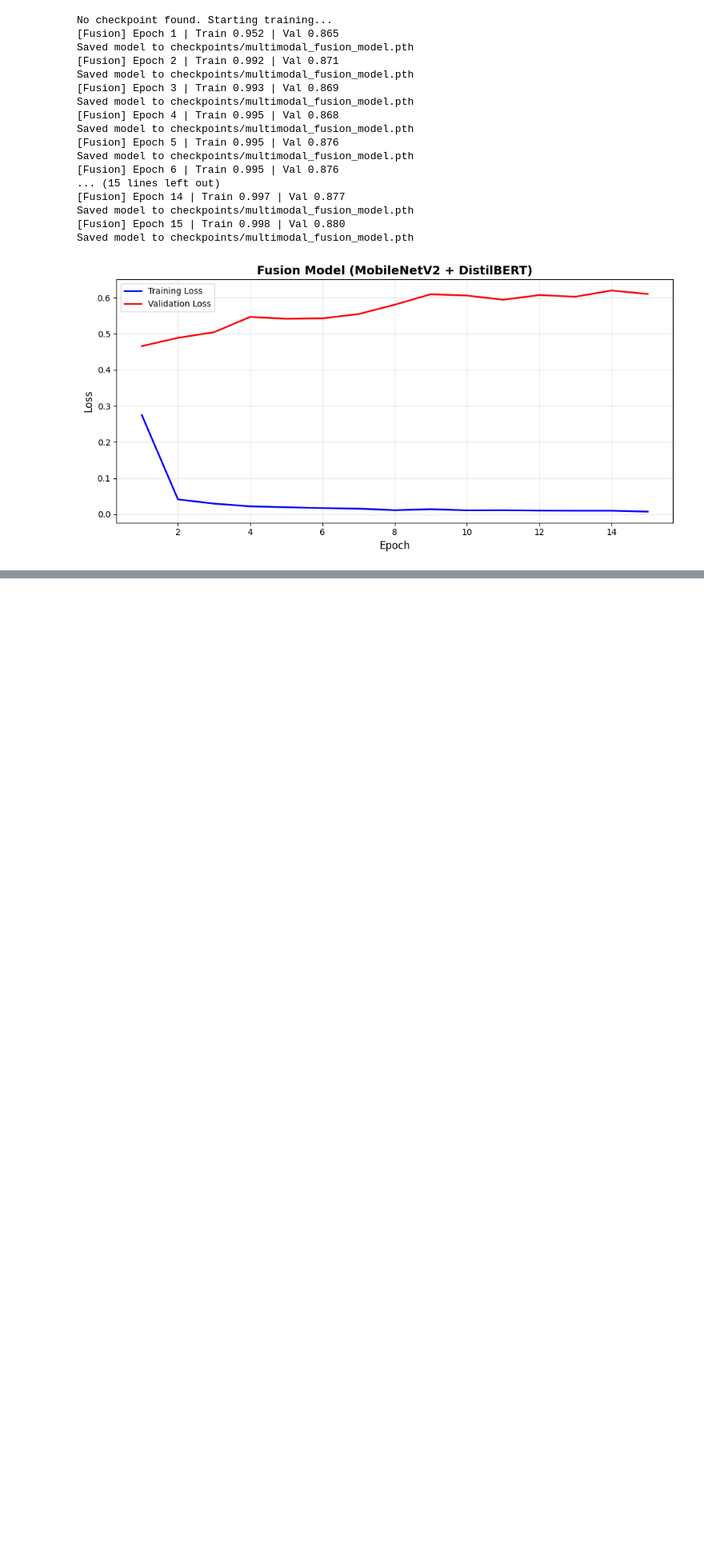
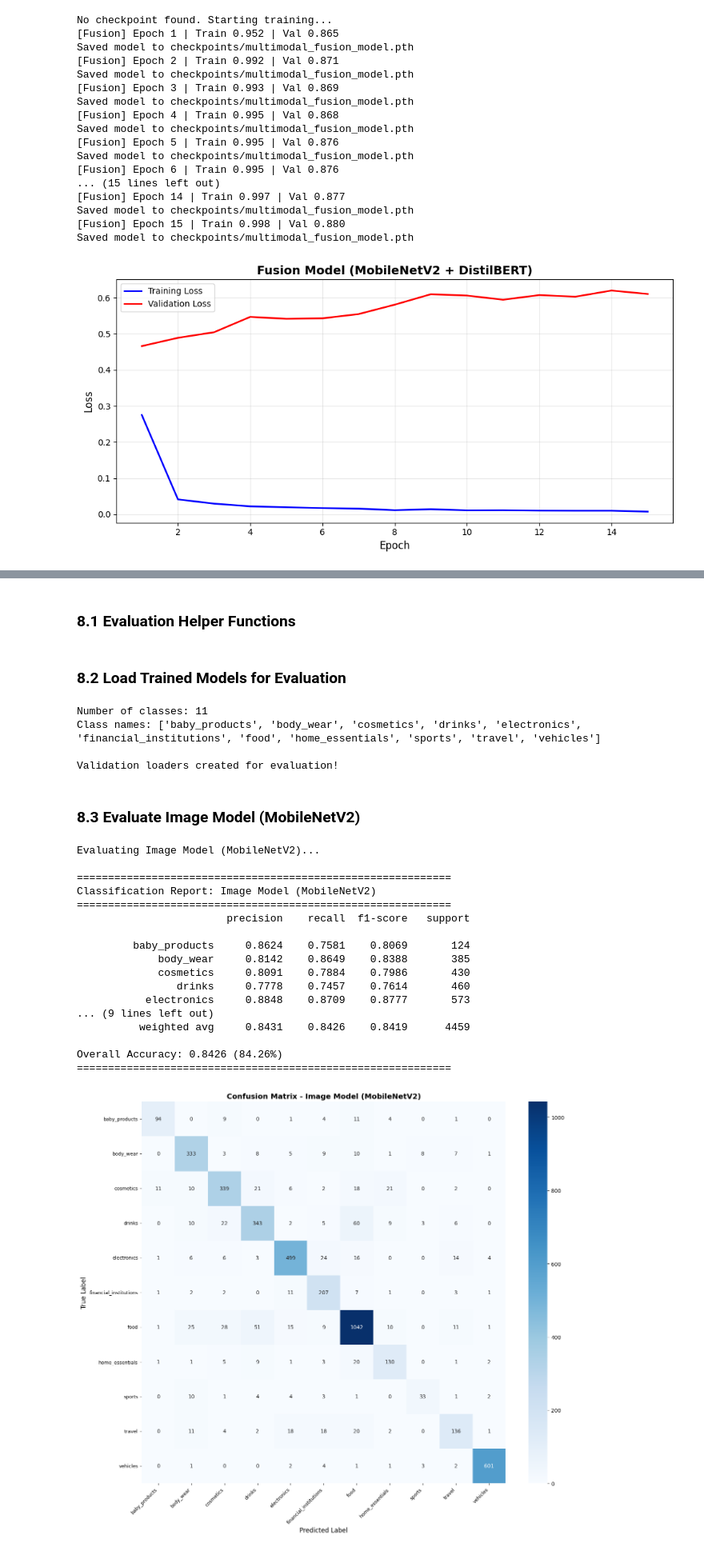
Before and after one commit to Avinna10/NN-DL, a Jupyter notebook: ad.ipynb, the cells around one changed output, grey strips where cells are left out. Shown at 80% size. Drawn from its saved outputs; the diff is of its cells as text; code cells hidden in the pictures; blank space fills up the shorter version.

Commit message:
Add evaluation and results analysis

```diff
--- a/ad.ipynb
+++ b/ad.ipynb
@@ -671,0 +677,2 @@ plot_training_curves(train_losses, test_losses, title="Fusion Model (MobileNetV2
+# %% [markdown]
+### 8.1 Evaluation Helper Functions
@@ -671,0 +782,72 @@ plot_training_curves(train_losses, test_losses, title="Fusion Model (MobileNetV2
+# %% [markdown]
+### 8.2 Load Trained Models for Evaluation
+# %%
+# Get class names from label encoder (le is already defined above)
+class_names = list(le.classes_)
+num_classes = len(class_names)
+
+print(f"Number of classes: {num_classes}")
+print(f"Class names: {class_names}")
+
+# Create validation data loaders for evaluation
+val_loader_image = DataLoader(
+    ImageDataset(val_df),
+    batch_size=64,
+    num_workers=2,
+    pin_memory=True,
+)
+
+val_loader_text = DataLoader(
+    TextDataset(val_df, tokenizer),
+    batch_size=64,
+)
+
+val_loader_fusion = DataLoader(
+    MultiModalDataset(val_df, tokenizer, img_transform),
+    batch_size=32,
+)
+
+print("\nValidation loaders created for evaluation!")
+# %% [output]
+Number of classes: 11
+Class names: ['baby_products', 'body_wear', 'cosmetics', 'drinks', 'electronics', 'financial_institutions', 'food', 'home_essentials', 'sports', 'travel', 'vehicles']
+
+Validation loaders created for evaluation!
+# %% [markdown]
+### 8.3 Evaluate Image Model (MobileNetV2)
+# %%
+# Evaluate Image Model
+print("Evaluating Image Model (MobileNetV2)...")
+image_preds, image_labels = evaluate_image_model(image_model, val_loader_image, DEVICE)
+
+# Classification Report
+image_accuracy = print_classification_report(
+    image_labels, image_preds, class_names, "Image Model (MobileNetV2)"
+)
+
+# Confusion Matrix
+plot_confusion_matrix(
+    image_labels,
+    image_preds,
+    class_names,
+    title="Confusion Matrix - Image Model (MobileNetV2)",
+)
+# %% [output]
+Evaluating Image Model (MobileNetV2)...
+
+============================================================
+Classification Report: Image Model (MobileNetV2)
+============================================================
+                        precision    recall  f1-score   support
+
+         baby_products     0.8624    0.7581    0.8069       124
+             body_wear     0.8142    0.8649    0.8388       385
+             cosmetics     0.8091    0.7884    0.7986       430
+                drinks     0.7778    0.7457    0.7614       460
+           electronics     0.8848    0.8709    0.8777       573
+... (9 lines left out)
+          weighted avg     0.8431    0.8426    0.8419      4459
+
+Overall Accuracy: 0.8426 (84.26%)
+============================================================
+[figure, added]
```
Also changed, not shown: parts of 15 cells of this notebook.
